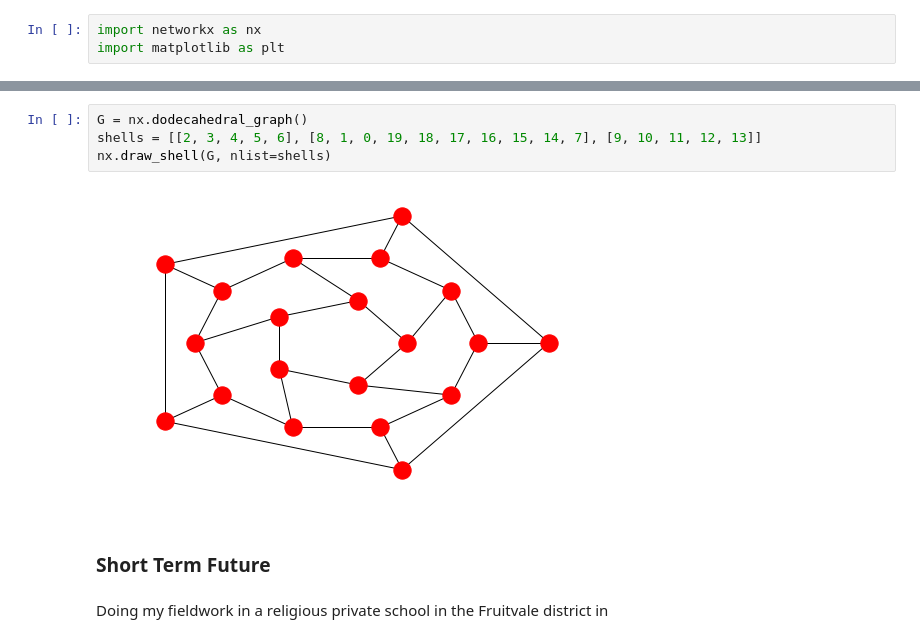
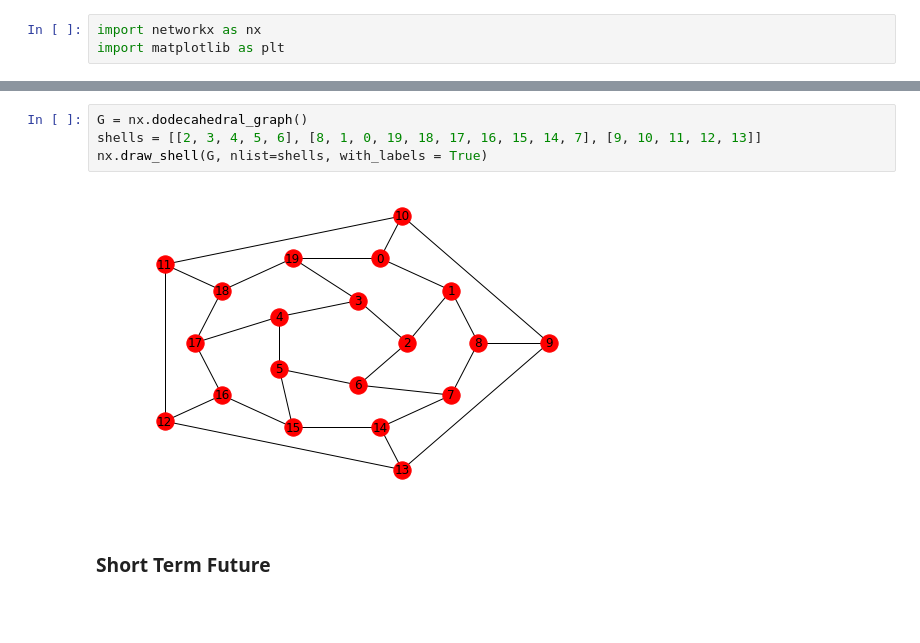
Before and after one commit to AmeetR/pastpresentfuture, a Jupyter notebook: Midterm_Essay.ipynb, the cells around one changed output, grey strips where cells are left out. Saved outputs shown, nothing was run; the diff lists cells and outputs as text; blank space fills up the shorter version.

```diff
--- a/Midterm_Essay.ipynb
+++ b/Midterm_Essay.ipynb
@@ -87,10 +87,8 @@ nx.draw_shell(G, nlist=[range(0, 20), range(20)], with_labels=True, font_weight=
 # %%
 G = nx.dodecahedral_graph()
 shells = [[2, 3, 4, 5, 6], [8, 1, 0, 19, 18, 17, 16, 15, 14, 7], [9, 10, 11, 12, 13]]
-nx.draw_shell(G, nlist=shells)
+nx.draw_shell(G, nlist=shells, with_labels = True)
 # %% [output]
-[figure, old version]
+[figure, new version]
 # %% [markdown]
 ### Short Term Future
-# %% [markdown]
-Doing my fieldwork in a religious private school in the Fruitvale district in
```
Also changed, not shown: parts of 3 cells of this notebook, 1 other file.
